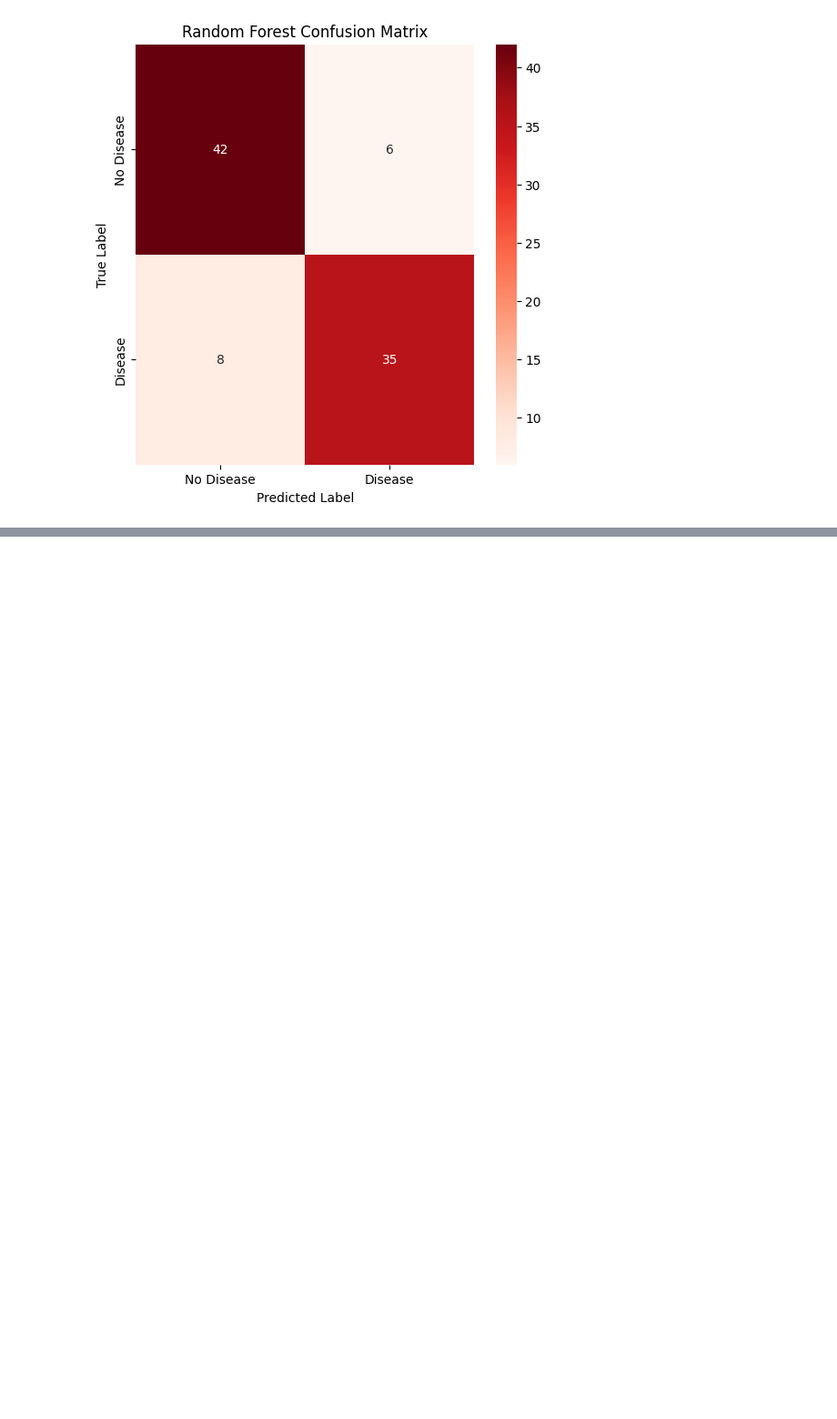
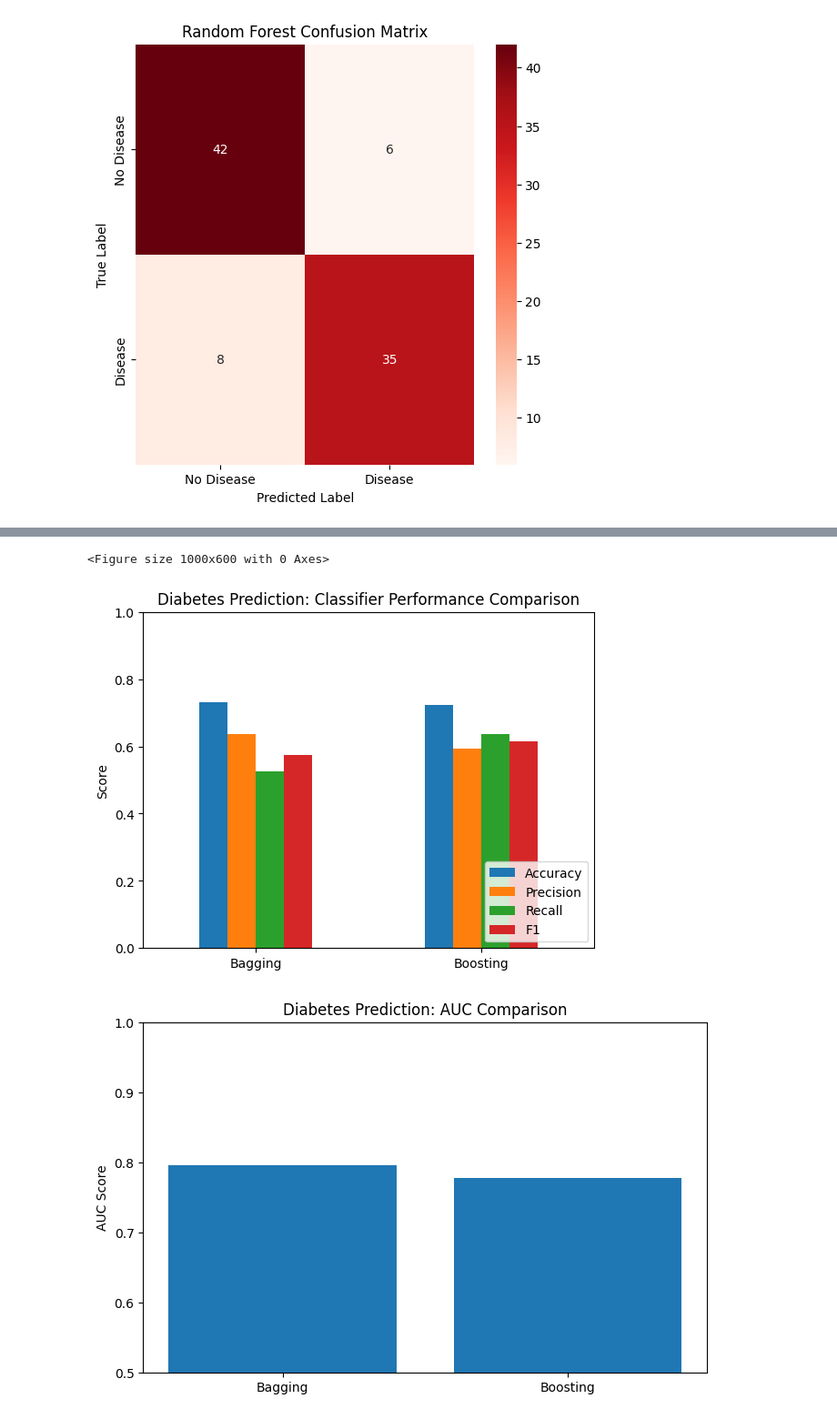
Before and after one commit to rohitLanjewar03/Machine-Learning, a Jupyter notebook: Practical7ipynb.ipynb, the cells around one changed output, grey strips where cells are left out. Shown: that part at 91% size. Drawn from its saved outputs; the diff is of its cells as text; code cells hidden in the pictures; blank space fills up the shorter version.

```diff
--- a/Practical7ipynb.ipynb
+++ b/Practical7ipynb.ipynb
@@ -265,0 +315,21 @@ plt.show()
+# %%
+# Plot metric comparison for Diabetes
+plt.figure(figsize=(10, 6))
+diabetes_df[['Accuracy', 'Precision', 'Recall', 'F1']].plot(kind='bar', rot=0)
+plt.title('Diabetes Prediction: Classifier Performance Comparison')
+plt.ylabel('Score')
+plt.ylim(0, 1)
+plt.legend(loc='lower right')
+plt.show()
+
+# Plot AUC comparison
+plt.figure(figsize=(8, 5))
+plt.bar(['Bagging', 'Boosting'], [roc_auc_bag, roc_auc_boost])
+plt.title('Diabetes Prediction: AUC Comparison')
+plt.ylabel('AUC Score')
+plt.ylim(0.5, 1)
+plt.show()
+# %% [output]
+<Figure size 1000x600 with 0 Axes>
+[figure, added]
+[figure, added]
```
Also changed, not shown: parts of 1 cell of this notebook.
